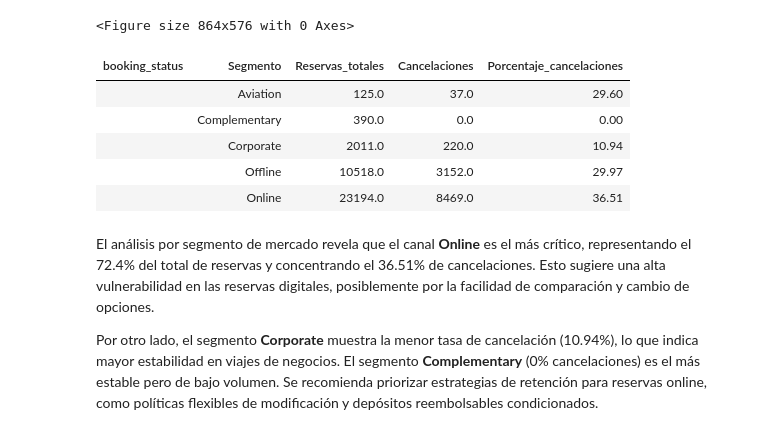
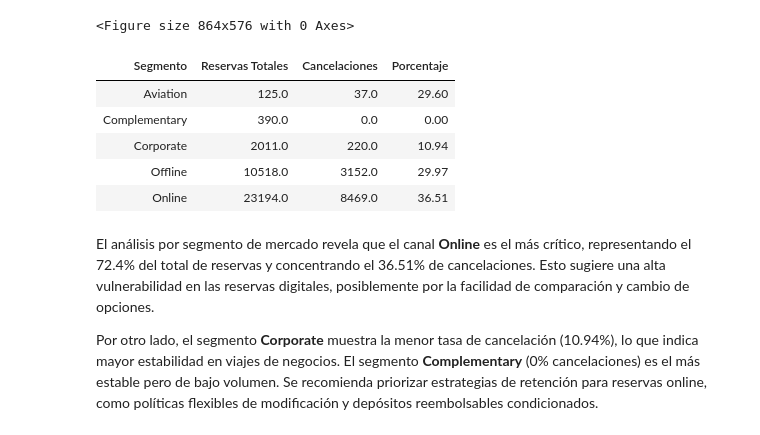
Before and after one commit to YacoCappelletti/analisis_reservas_hotel_dev, a Jupyter notebook: analisis_reservas_hotel.ipynb, the cells around one changed output. Cells and saved outputs as stored; diff of their text form; code cells hidden in the pictures.

```diff
--- a/analisis_reservas_hotel.ipynb
+++ b/analisis_reservas_hotel.ipynb
@@ -1013,38 +871,30 @@ display(HTML(html_output))
 # %% [output]
 [interactive output not drawn]
 # %%
-# Define time frames for lead_time up to 500 days
-bins = [0, 30, 60, 90, 120, 150, 180, 210, 240, 270, 300, 330, 360, 390, 420, 450, 480, 500]
-labels = [f'{i}-{i+29}' for i in range(0, 500, 30)]
+bins = list(range(0, 501, 30))
+labels = [f'{i}-{i+29}' for i in range(0, 470, 30)]
 
-# Create a new column 'lead_time_group' to categorize lead_time into time frames
 df['lead_time_group'] = pd.cut(df['lead_time'], bins=bins, labels=labels, right=False)
 
-# Group by lead_time_group and booking_status, then count the number of reservations
 reservations_by_lead_time = df.groupby(['lead_time_group', 'booking_status']).size().unstack(fill_value=0)
 
-# --- Tabla final ---
+reservations_by_lead_time.columns.name = None
 
-# Renombrar las columnas del DataFrame
+reservations_by_lead_time.reset_index(inplace=True)
+
 reservations_by_lead_time = reservations_by_lead_time.rename(columns={
     'Canceled': 'Cancelaciones',
-    'Not_Canceled': 'Reservas totales'
+    'Not_Canceled': 'Reservas totales',
+    'lead_time_group': 'Días de antelación'
 })
 
-# Calcular el porcentaje de cancelaciones
 reservations_by_lead_time['Porcentaje de cancelaciones'] = (
     (reservations_by_lead_time['Cancelaciones'] /
      (reservations_by_lead_time['Cancelaciones'] + reservations_by_lead_time['Reservas totales']) * 100)
 ).round(2)
 
-# Reiniciar índice y renombrar columna del grupo de días
-reservations_by_lead_time.reset_index(inplace=True)
-reservations_by_lead_time.rename(columns={'lead_time_group': 'Días de antelación'}, inplace=True)
-
-# Convertir a HTML
 html_table = reservations_by_lead_time.to_html(index=False, classes='table table-striped')
 
-# Centrar la tabla
 html_output = f"""
 <div style="display: flex; justify-content: center; width: 100%;">
     <div>
@@ -1053,6 +903,5 @@ html_output = f"""
 </div>
 """
 
-# Mostrar en Jupyter Notebook
 display(HTML(html_output))
 # %% [output]
@@ -1290,41 +1106,44 @@ display(HTML(html_output))
 # %%
 # Create summary table for market segments
 market_summary = market_segment_status.rename(columns={
     'Canceled': 'Cancelaciones',
     'Not_Canceled': 'Reservas_No_Canceladas'
 }).reset_index()
 
 # Fill NaN values with 0 for Complementary segment
 market_summary['Cancelaciones'] = market_summary['Cancelaciones'].fillna(0)
 
 # Calculate total reservations and cancellation percentage
-market_summary['Reservas_totales'] = market_summary['Cancelaciones'] + market_summary['Reservas_No_Canceladas']
-market_summary['Porcentaje_cancelaciones'] = (market_summary['Cancelaciones'] / market_summary['Reservas_totales'] * 100).round(2)
+market_summary['Reservas Totales'] = market_summary['Cancelaciones'] + market_summary['Reservas_No_Canceladas']
+market_summary['Porcentaje'] = (market_summary['Cancelaciones'] / market_summary['Reservas Totales'] * 100).round(2)
 
 # Select and rename columns for final display
-market_segment_table = market_summary[['market_segment_type', 'Reservas_totales', 'Cancelaciones', 'Porcentaje_cancelaciones']]
+market_segment_table = market_summary[['market_segment_type', 'Reservas Totales', 'Cancelaciones', 'Porcentaje']]
 market_segment_table = market_segment_table.rename(columns={'market_segment_type': 'Segmento'})
+
+# Elimina cualquier nombre residual en las columnas
+market_segment_table.columns.name = None
 
 # Convert DataFrame to HTML and center it in a div
 html_table = market_segment_table.to_html(index=False, classes='table table-striped')
 
 html_output = f"""
 <div style="display: flex; justify-content: center; width: 100%; margin: 20px 0;">
     <div>
         {html_table}
     </div>
 </div>
 """
 
 # Display centered table
 display(HTML(html_output))
 # %% [output]
-| booking_status | Segmento | Reservas_totales | Cancelaciones | Porcentaje_cancelaciones |
-|  | Aviation | 125.0 | 37.0 | 29.60 |
-|  | Complementary | 390.0 | 0.0 | 0.00 |
-|  | Corporate | 2011.0 | 220.0 | 10.94 |
-|  | Offline | 10518.0 | 3152.0 | 29.97 |
-|  | Online | 23194.0 | 8469.0 | 36.51 |
+| Segmento | Reservas Totales | Cancelaciones | Porcentaje |
+| Aviation | 125.0 | 37.0 | 29.60 |
+| Complementary | 390.0 | 0.0 | 0.00 |
+| Corporate | 2011.0 | 220.0 | 10.94 |
+| Offline | 10518.0 | 3152.0 | 29.97 |
+| Online | 23194.0 | 8469.0 | 36.51 |
 # %% [markdown]
 El análisis por segmento de mercado revela que el canal **Online** es el más crítico, representando el 72.4% del total de reservas y concentrando el 36.51% de cancelaciones. Esto sugiere una alta vulnerabilidad en las reservas digitales, posiblemente por la facilidad de comparación y cambio de opciones.
 
```
Also changed, not shown: parts of 31 cells of this notebook.
